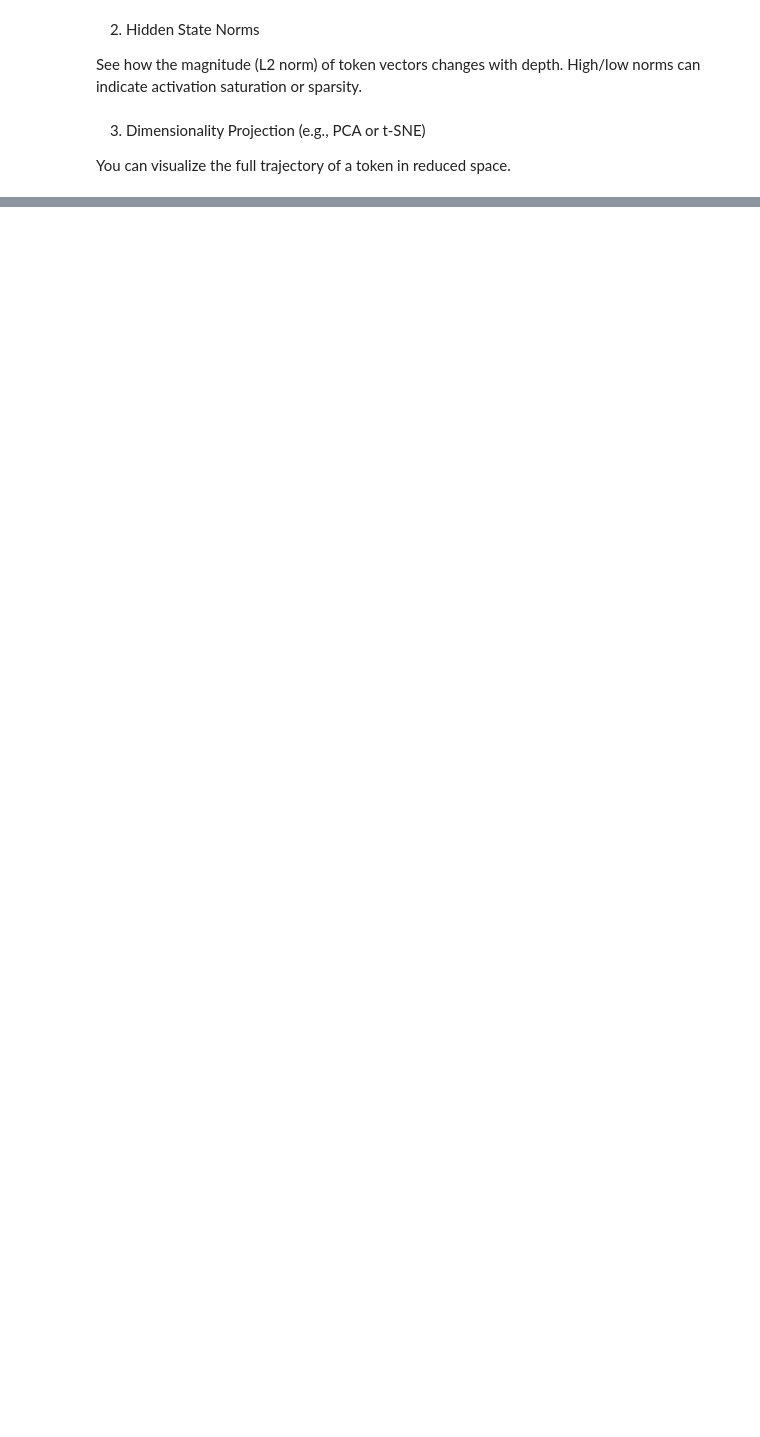
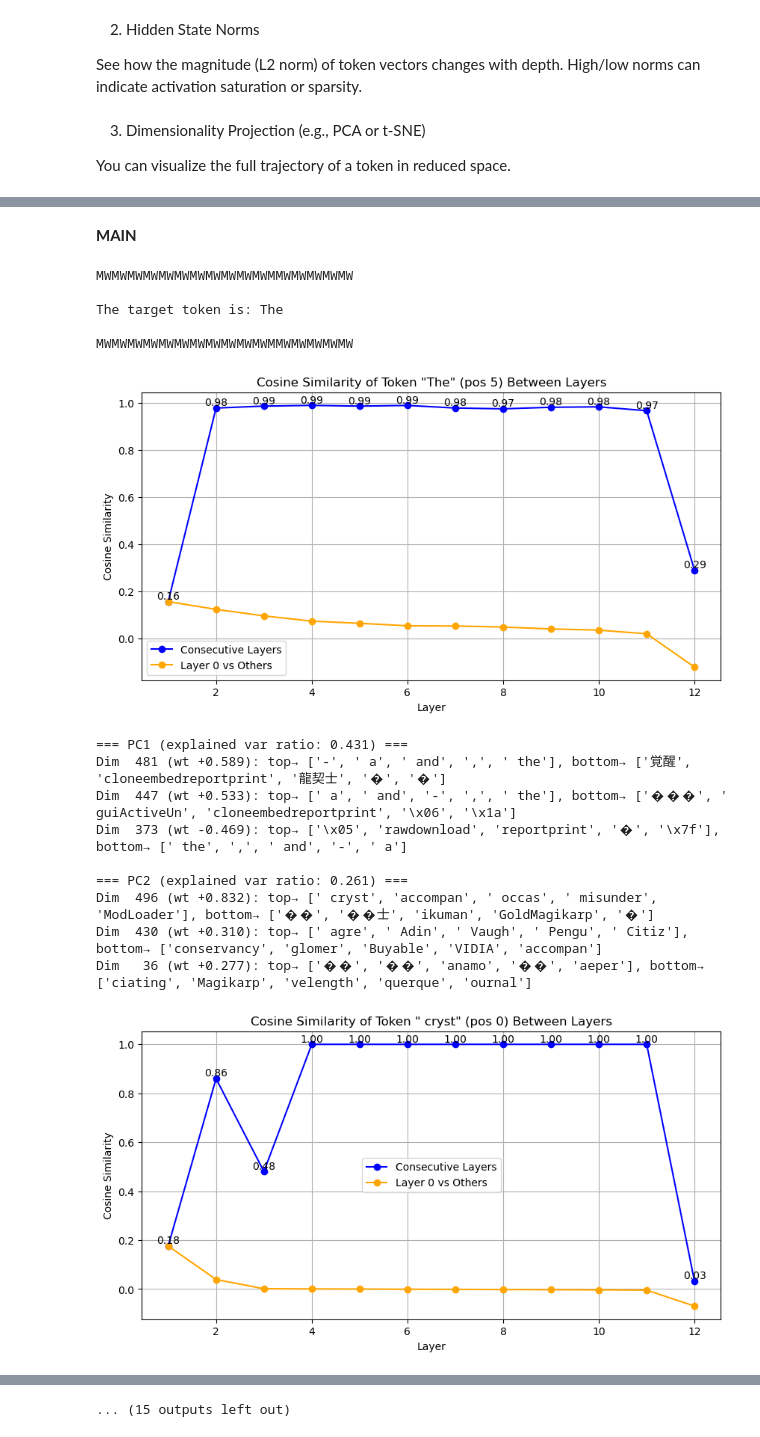
Before and after one commit to miriamzara/LCP_B_GPT2, a Jupyter notebook: luca/prove_generative.ipynb, the cells around one changed output, grey strips where cells are left out. Saved outputs shown, nothing was run; the diff lists cells and outputs as text; code cells hidden in the pictures; blank space fills up the shorter version.

```diff
--- a/luca/prove_generative.ipynb
+++ b/luca/prove_generative.ipynb
@@ -565,23 +457,3 @@ See how the magnitude (L2 norm) of token vectors changes with depth. High/low no
 3. Dimensionality Projection (e.g., PCA or t-SNE)
 
 You can visualize the full trajectory of a token in reduced space.
-# %%
-from sklearn.decomposition import PCA
-def pca(vectors, tokens, token_position):
-
-    pca = PCA(n_components=2)
-    reduced = pca.fit_transform(vectors)
-
-    plt.figure(figsize=(8, 6))
-    plt.plot(reduced[:, 0], reduced[:, 1], marker='o')
-    for i, (x, y) in enumerate(reduced):
-        plt.text(x + 0.01, y + 0.01, f'{i}', fontsize=9)
-
-    plt.title(f'PCA of Hidden States for Token "{tokens[token_position]}"')
-    plt.xlabel('PCA1')
-    plt.ylabel('PCA2')
-    plt.grid(True)
-    plt.show()
-
-pca(vectors_prompt, tokens, token_position=-1)
-pca(vectors_generated,generated_tokens, token_position=-1)
@@ -656,0 +613,58 @@ Tracking tokens at positions: [('Ġand', 2), ('Ġis', 4), ('Ġauthor', 6), ('Ġo
+# %% [markdown]
+******MAIN******
+# %%
+M = 3        # Number of dimensions for each PC
+n_component = 2  # Number of principal components
+X_static = model.get_input_embeddings().weight.detach().cpu().numpy()
+vocab = [tokenizer.decode([i]) for i in range(len(tokenizer))]
+
+targets =random.sample(generated_tokens, 3)
+
+# Run PCA and get top dimensions
+#top_dimensions_list_prompt = multiple_tokens(targets, tokens_prompt, hidden_state_prompt, X_static, vocab, M, n_component)
+
+for idx, tar in enumerate(targets):
+    print("MWMWMWMWMWMWMWMWMWMWMWMMWMWMWMWMW \n")
+    print("The target token is:", tar,"\n")
+    print("MWMWMWMWMWMWMWMWMWMWMWMMWMWMWMWMW \n")
+
+    top_dimensions_list_generated, bottom_tokens_PC1,bottom_tokens_PC2, top_tokens_PC1, top_tokens_PC2 = multiple_tokens(tar,
+                                                                                                                         generated_tokens,
+                                                                                                                         hidden_state_generated,
+                                                                                                                         X_static,
+                                                                                                                         vocab,
+                                                                                                                         M,
+                                                                                                                         n_component,
+                                                                                                                         norm_plot=False)
+
+#    dimension_tracking(top_dimensions_list_generated, tar, generated_tokens, M)
+
+
+   # cosine(top_tokens_PC1, hidden_state_generated)
+    cosine(top_tokens_PC2, hidden_state_generated)
+
+    #cosine(bottom_tokens_PC1, hidden_state_generated)
+   # cosine(bottom_tokens_PC2, hidden_state_generated)
+
+
+
+#eighenvalue/eighenvector to undestand how the low dimension in orienteded
+#what it do? It shift
+#SVD of a matrix?
+# %% [output]
+MWMWMWMWMWMWMWMWMWMWMWMMWMWMWMWMW
+
+The target token is: The
+
+MWMWMWMWMWMWMWMWMWMWMWMMWMWMWMWMW
+[figure, added]
+=== PC1 (explained var ratio: 0.431) ===
+Dim  481 (wt +0.589): top→ ['-', ' a', ' and', ',', ' the'], bottom→ ['覚醒', 'cloneembedreportprint', '龍契士', '�', '�']
+Dim  447 (wt +0.533): top→ [' a', ' and', '-', ',', ' the'], bottom→ ['���', ' guiActiveUn', 'cloneembedreportprint', '\x06', '\x1a']
+Dim  373 (wt -0.469): top→ ['\x05', 'rawdownload', 'reportprint', '�', '\x7f'], bottom→ [' the', ',', ' and', '-', ' a']
+
+=== PC2 (explained var ratio: 0.261) ===
+Dim  496 (wt +0.832): top→ [' cryst', 'accompan', ' occas', ' misunder', 'ModLoader'], bottom→ ['��', '��士', 'ikuman', 'GoldMagikarp', '�']
+Dim  430 (wt +0.310): top→ [' agre', ' Adin', ' Vaugh', ' Pengu', ' Citiz'], bottom→ ['conservancy', 'glomer', 'Buyable', 'VIDIA', 'accompan']
+Dim   36 (wt +0.277): top→ ['��', '��', 'anamo', '��', 'aeper'], bottom→ ['ciating', 'Magikarp', 'velength', 'querque', 'ournal']
+[figure, added]
@@ -656,0 +691 @@ Tracking tokens at positions: [('Ġand', 2), ('Ġis', 4), ('Ġauthor', 6), ('Ġo
+... (15 outputs left out)
```
Also changed, not shown: parts of 24 cells of this notebook.
